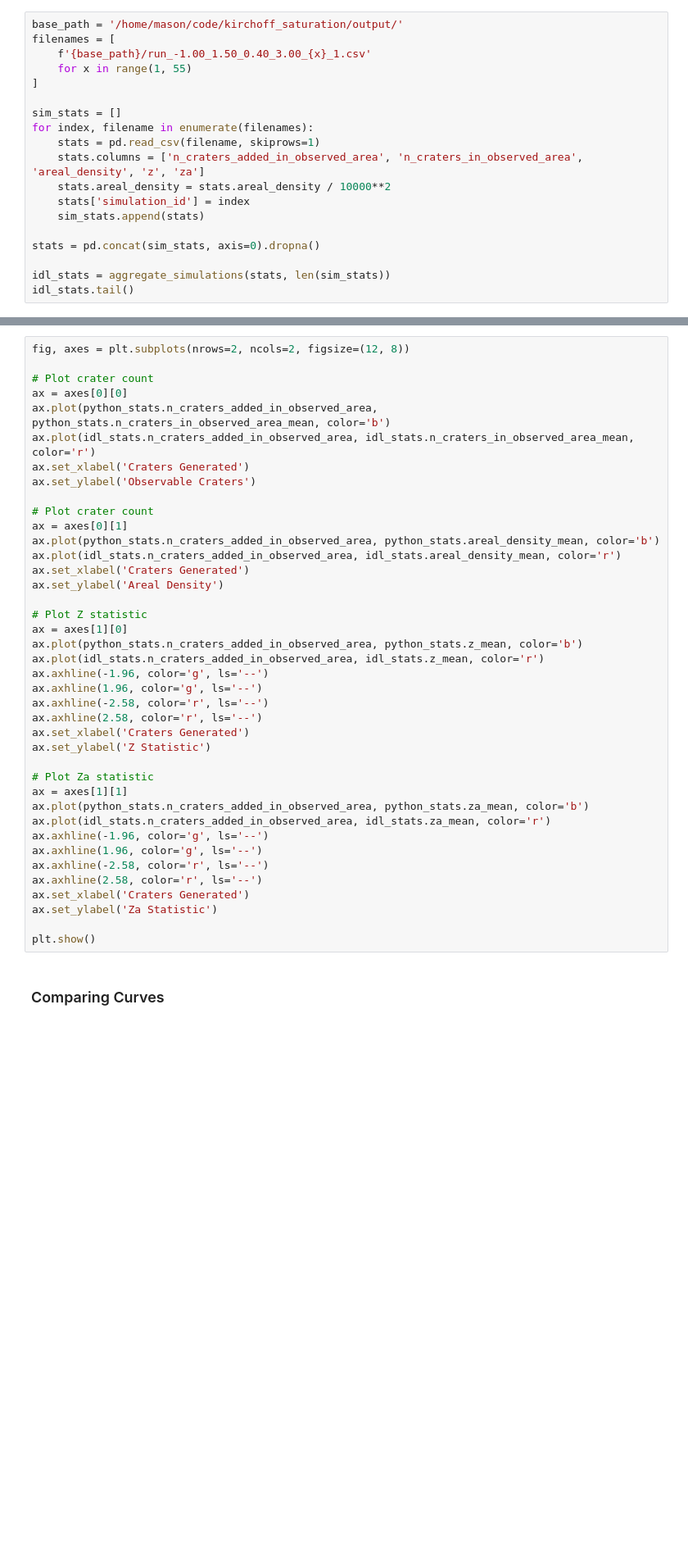
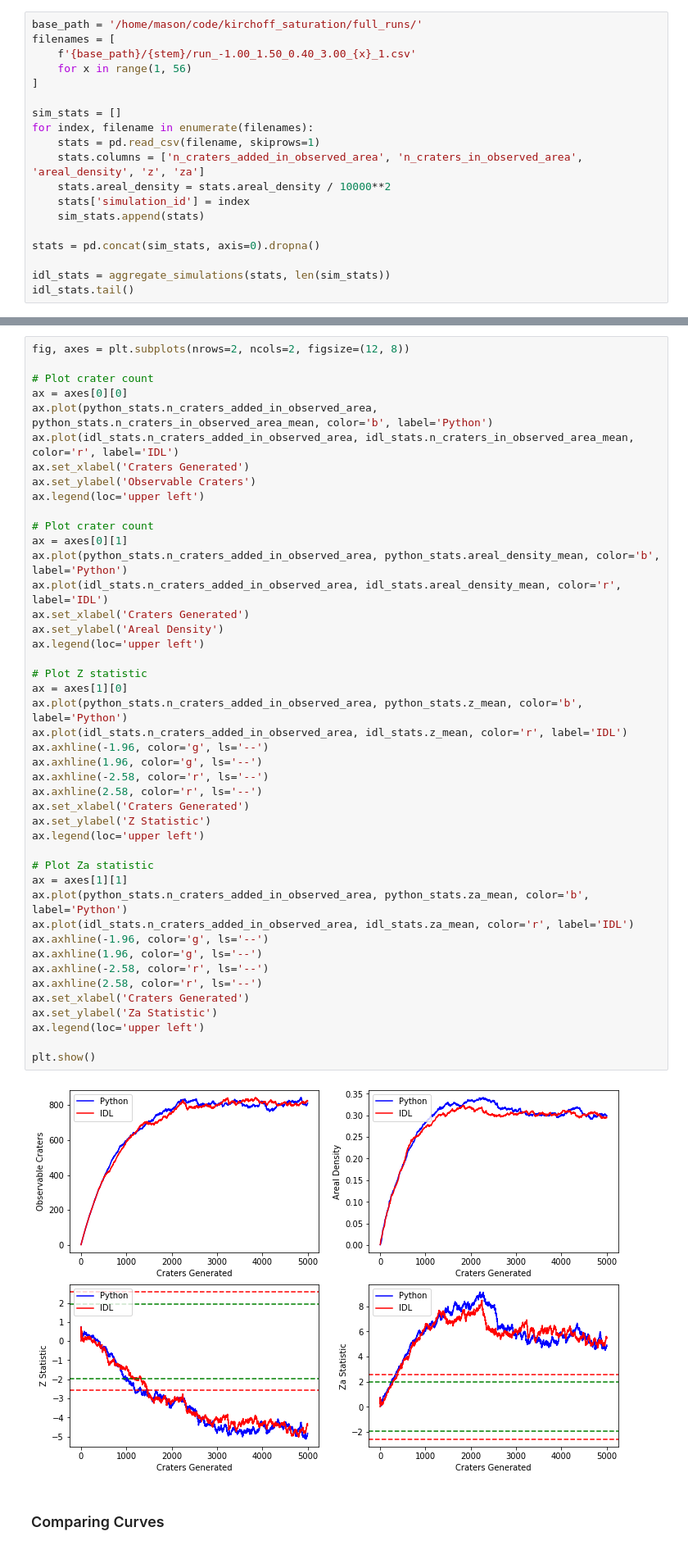
Before and after one commit to seanmason/saturation, a Jupyter notebook: notebooks/PlotStats.ipynb, the cells around one changed output, grey strips where cells are left out. Shown at 82% size. Drawn from its saved outputs; the diff is of its cells as text; blank space fills up the shorter version.

```diff
--- a/notebooks/PlotStats.ipynb
+++ b/notebooks/PlotStats.ipynb
@@ -147,8 +154,8 @@ plot_statistics(python_stats)
 # %%
-base_path = '/home/mason/code/kirchoff_saturation/output/'
+base_path = '/home/mason/code/kirchoff_saturation/full_runs/'
 filenames = [
-    f'{base_path}/run_-1.00_1.50_0.40_3.00_{x}_1.csv'
-    for x in range(1, 55)
+    f'{base_path}/{stem}/run_-1.00_1.50_0.40_3.00_{x}_1.csv'
+    for x in range(1, 56)
 ]
 
 sim_stats = []
@@ -170,40 +189,46 @@ fig, axes = plt.subplots(nrows=2, ncols=2, figsize=(12, 8))
 
 # Plot crater count
 ax = axes[0][0]
-ax.plot(python_stats.n_craters_added_in_observed_area, python_stats.n_craters_in_observed_area_mean, color='b')
-ax.plot(idl_stats.n_craters_added_in_observed_area, idl_stats.n_craters_in_observed_area_mean, color='r')
+ax.plot(python_stats.n_craters_added_in_observed_area, python_stats.n_craters_in_observed_area_mean, color='b', label='Python')
+ax.plot(idl_stats.n_craters_added_in_observed_area, idl_stats.n_craters_in_observed_area_mean, color='r', label='IDL')
 ax.set_xlabel('Craters Generated')
 ax.set_ylabel('Observable Craters')
+ax.legend(loc='upper left')
 
 # Plot crater count
 ax = axes[0][1]
-ax.plot(python_stats.n_craters_added_in_observed_area, python_stats.areal_density_mean, color='b')
-ax.plot(idl_stats.n_craters_added_in_observed_area, idl_stats.areal_density_mean, color='r')
+ax.plot(python_stats.n_craters_added_in_observed_area, python_stats.areal_density_mean, color='b', label='Python')
+ax.plot(idl_stats.n_craters_added_in_observed_area, idl_stats.areal_density_mean, color='r', label='IDL')
 ax.set_xlabel('Craters Generated')
 ax.set_ylabel('Areal Density')
+ax.legend(loc='upper left')
 
 # Plot Z statistic
 ax = axes[1][0]
-ax.plot(python_stats.n_craters_added_in_observed_area, python_stats.z_mean, color='b')
-ax.plot(idl_stats.n_craters_added_in_observed_area, idl_stats.z_mean, color='r')
+ax.plot(python_stats.n_craters_added_in_observed_area, python_stats.z_mean, color='b', label='Python')
+ax.plot(idl_stats.n_craters_added_in_observed_area, idl_stats.z_mean, color='r', label='IDL')
 ax.axhline(-1.96, color='g', ls='--')
 ax.axhline(1.96, color='g', ls='--')
 ax.axhline(-2.58, color='r', ls='--')
 ax.axhline(2.58, color='r', ls='--')
 ax.set_xlabel('Craters Generated')
 ax.set_ylabel('Z Statistic')
+ax.legend(loc='upper left')
 
 # Plot Za statistic
 ax = axes[1][1]
-ax.plot(python_stats.n_craters_added_in_observed_area, python_stats.za_mean, color='b')
-ax.plot(idl_stats.n_craters_added_in_observed_area, idl_stats.za_mean, color='r')
+ax.plot(python_stats.n_craters_added_in_observed_area, python_stats.za_mean, color='b', label='Python')
+ax.plot(idl_stats.n_craters_added_in_observed_area, idl_stats.za_mean, color='r', label='IDL')
 ax.axhline(-1.96, color='g', ls='--')
 ax.axhline(1.96, color='g', ls='--')
 ax.axhline(-2.58, color='r', ls='--')
 ax.axhline(2.58, color='r', ls='--')
 ax.set_xlabel('Craters Generated')
 ax.set_ylabel('Za Statistic')
+ax.legend(loc='upper left')
 
 plt.show()
+# %% [output]
+[figure, added]
 # %% [markdown]
 ### Comparing Curves
```
Also changed, not shown: parts of 35 cells of this notebook, 5 other files.
